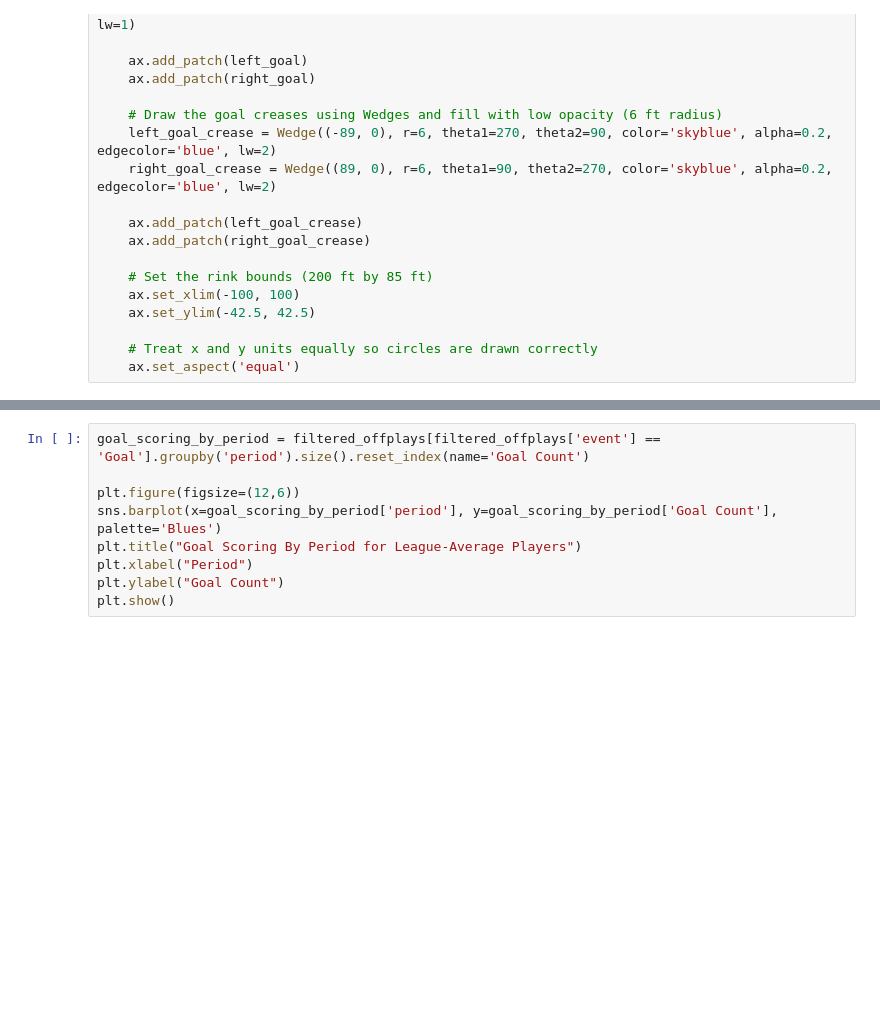
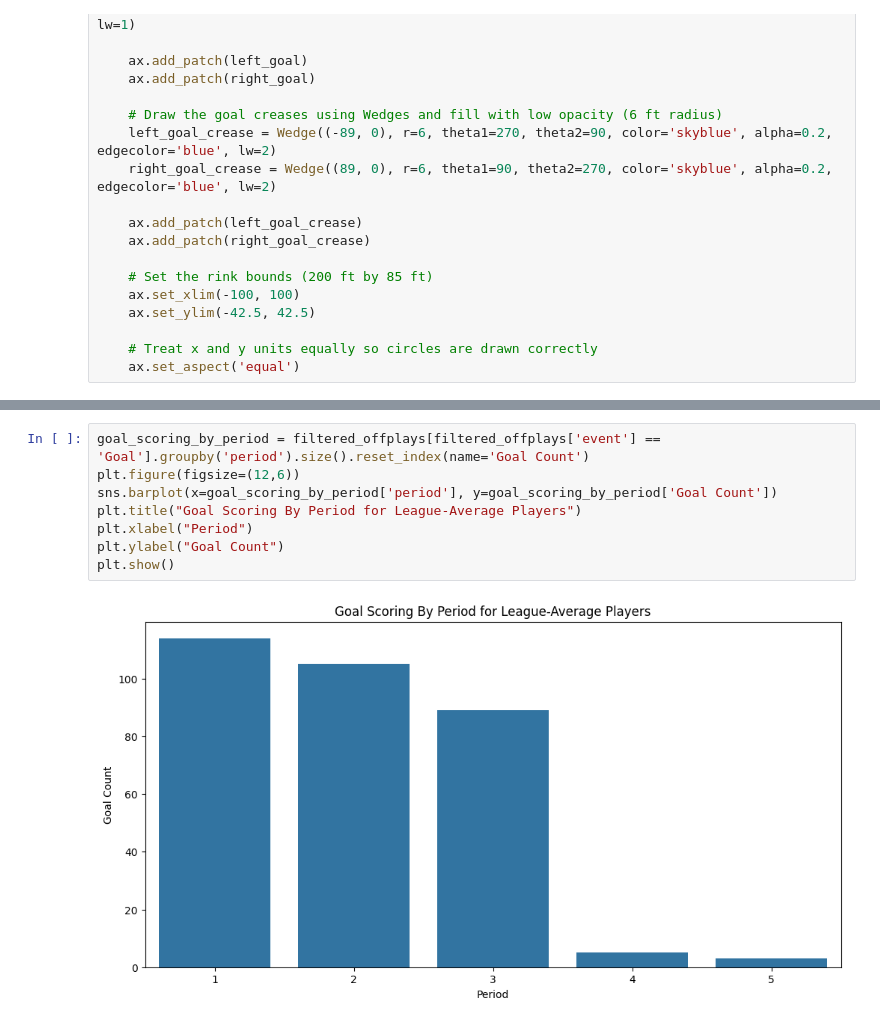
Before and after one commit to mattzirp/pucks_to_the_net, a Jupyter notebook: league_average.ipynb, the cells around one changed output, grey strips where cells are left out. Cells and saved outputs as stored; diff of their text form; blank space fills up the shorter version.

```diff
--- a/league_average.ipynb
+++ b/league_average.ipynb
@@ -198,9 +246,10 @@ plt.show()
 # %%
 goal_scoring_by_period = filtered_offplays[filtered_offplays['event'] == 'Goal'].groupby('period').size().reset_index(name='Goal Count')
-
 plt.figure(figsize=(12,6))
-sns.barplot(x=goal_scoring_by_period['period'], y=goal_scoring_by_period['Goal Count'], palette='Blues')
+sns.barplot(x=goal_scoring_by_period['period'], y=goal_scoring_by_period['Goal Count'])
 plt.title("Goal Scoring By Period for League-Average Players")
 plt.xlabel("Period")
 plt.ylabel("Goal Count")
 plt.show()
+# %% [output]
+[figure, added]
```
Also changed, not shown: parts of 13 cells of this notebook, 2 other files.
